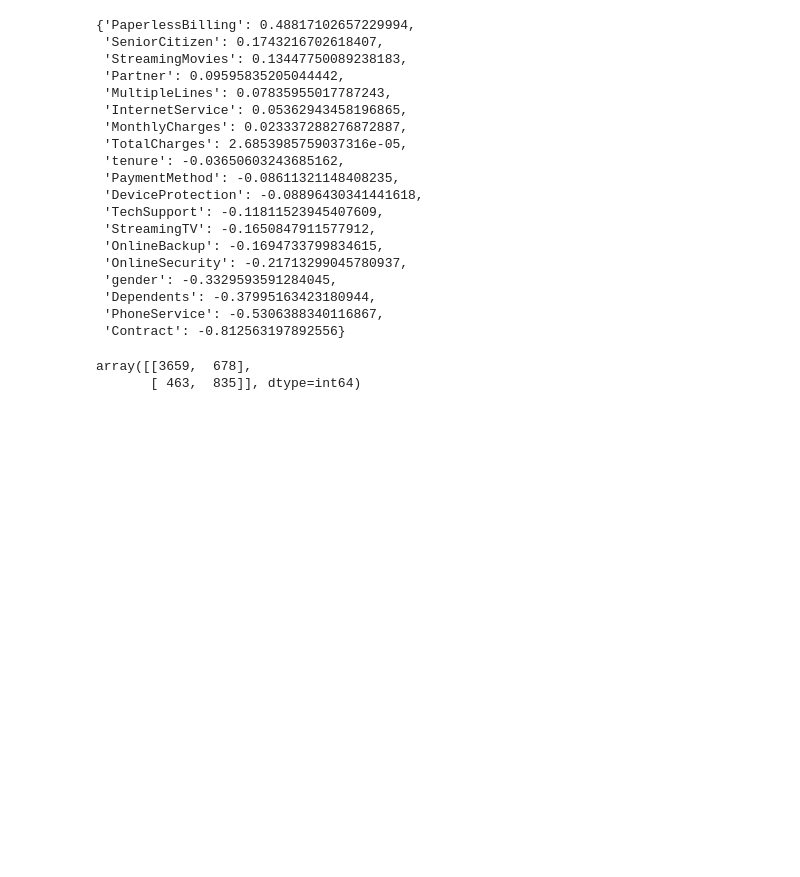
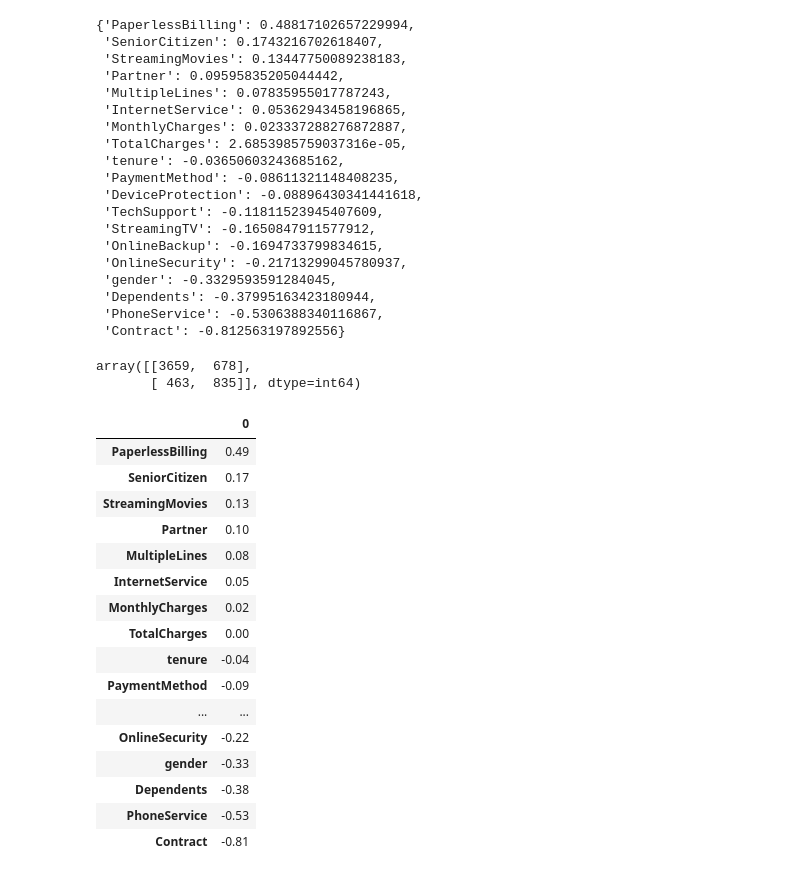
Before and after one commit to Dime98/smartdata-internship, a Jupyter notebook: task17/task17.ipynb, the cells around one changed output. Saved outputs shown, nothing was run; the diff lists cells and outputs as text; code cells hidden in the pictures; blank space fills up the shorter version.

```diff
--- a/task17/task17.ipynb
+++ b/task17/task17.ipynb
@@ -333,3 +380,23 @@ confusion_matrix(y_pred, y_test)
 # %% [output]
 array([[3659,  678],
        [ 463,  835]], dtype=int64)
+# %%
+pd.DataFrame.from_dict(data, orient='index')
+# %% [output]
+|  | 0 |
+| PaperlessBilling | 0.49 |
+| SeniorCitizen | 0.17 |
+| StreamingMovies | 0.13 |
+| Partner | 0.10 |
+| MultipleLines | 0.08 |
+| InternetService | 0.05 |
+| MonthlyCharges | 0.02 |
+| TotalCharges | 0.00 |
+| tenure | -0.04 |
+| PaymentMethod | -0.09 |
+| ... | ... |
+| OnlineSecurity | -0.22 |
+| gender | -0.33 |
+| Dependents | -0.38 |
+| PhoneService | -0.53 |
+| Contract | -0.81 |
```
Also changed, not shown: parts of 6 cells of this notebook, 1 other file.
